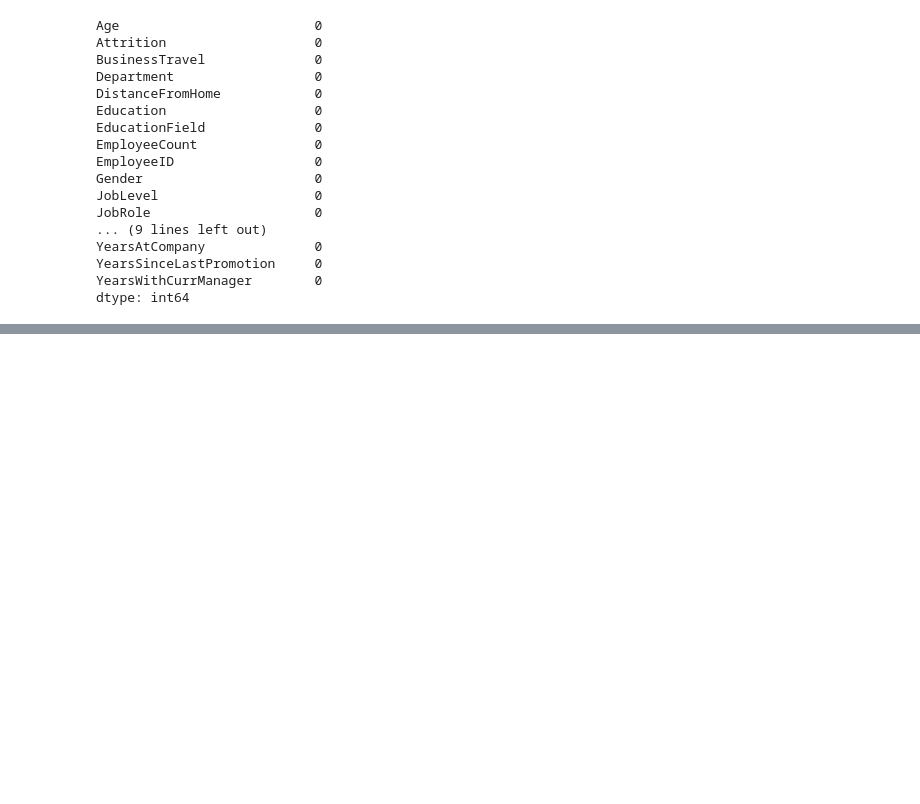
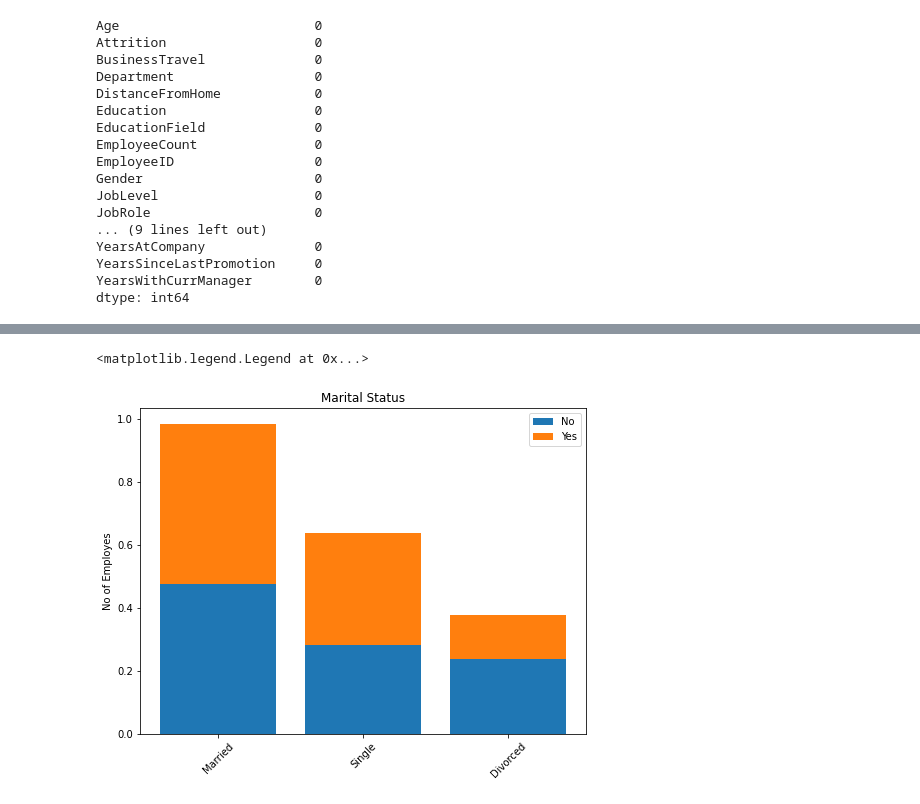
Before and after one commit to NerminHussein/HR-Analytics_Classifier, a Jupyter notebook: HR_Analytics.ipynb, the cells around one changed output, grey strips where cells are left out. Cells and saved outputs as stored; diff of their text form; code cells hidden in the pictures; blank space fills up the shorter version.

```diff
--- a/HR_Analytics.ipynb
+++ b/HR_Analytics.ipynb
@@ -440,0 +398,22 @@ sns.heatmap(Merge_EM_Data.corr(), annot=True)
+# %%
+a=list(Merge_WH_ALLData.MaritalStatus[Merge_WH_ALLData.Attrition=='Yes'].value_counts())
+atrr_yes=[]
+for i in a:
+  atrr_yes.append(i/sum(a))
+a=list(Merge_WH_ALLData.MaritalStatus[Merge_WH_ALLData.Attrition=='No'].value_counts())
+attr_no=[]
+for i in a:
+  attr_no.append(i/sum(a))
+
+labels=list(Merge_WH_ALLData.MaritalStatus.unique())
+fig, ax = plt.subplots()
+fig.set_size_inches(8, 6)
+ax.bar(labels,attr_no,label='No')
+ax.bar(labels,atrr_yes,label='Yes',bottom=attr_no)
+ax.set_ylabel('No of Employes')
+ax.set_title('Marital Status')
+plt.xticks(rotation = 45)
+ax.legend()
+# %% [output]
+<matplotlib.legend.Legend at 0x...>
+[figure, added]
```
Also changed, not shown: parts of 238 cells of this notebook.
